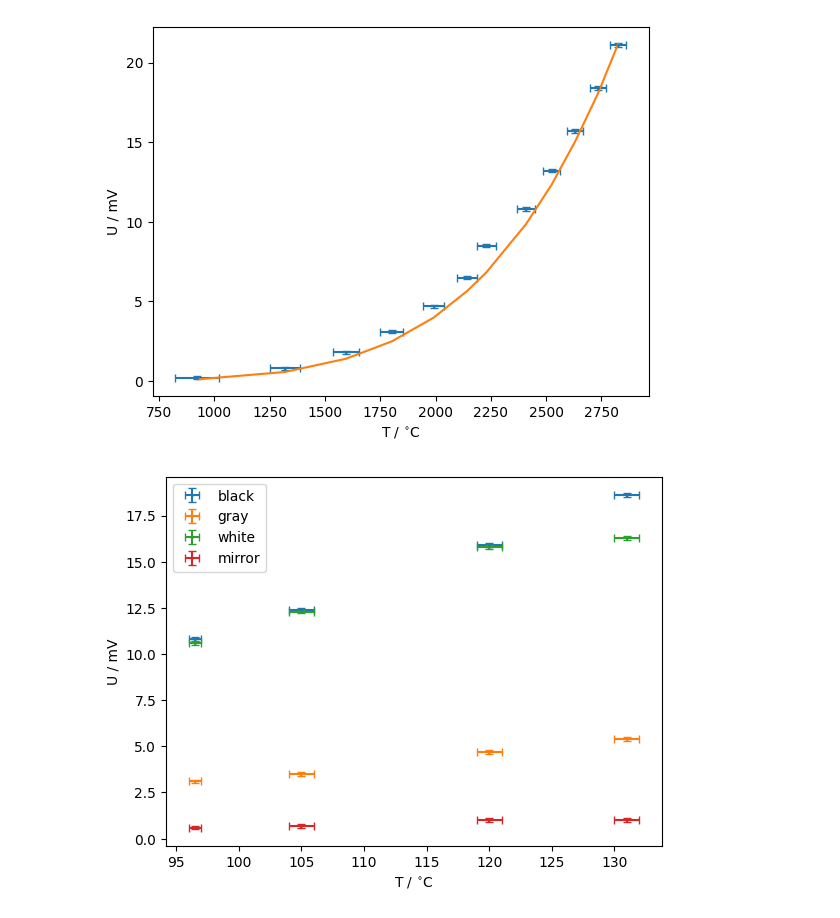
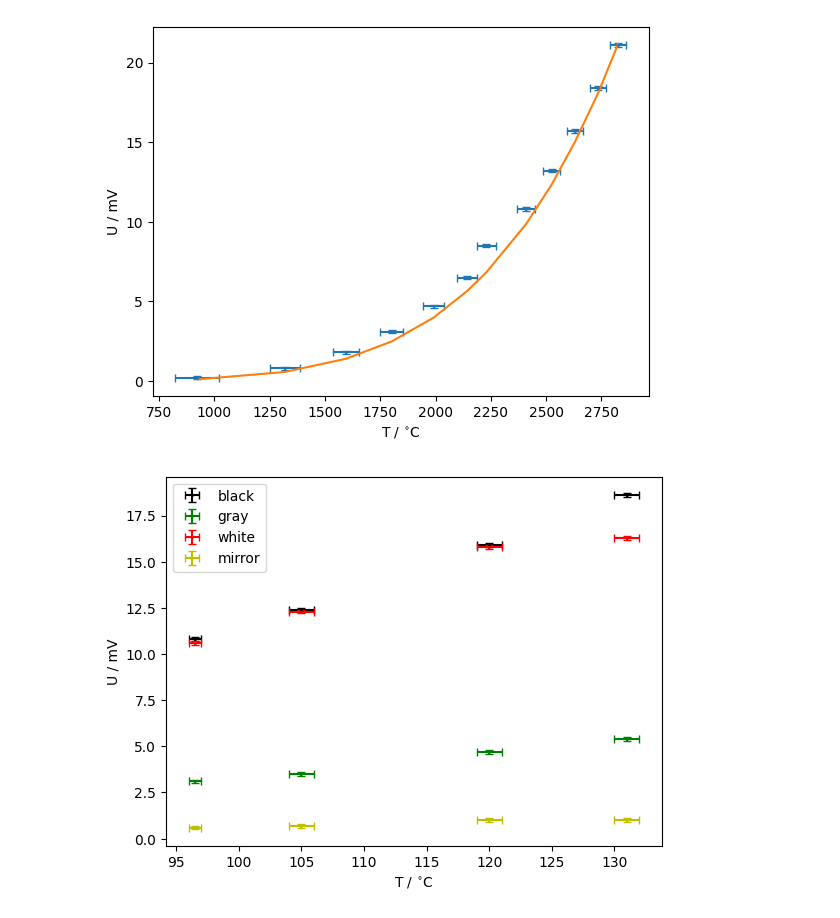
Before and after one commit to Joliv3r/Lab_Varmestraaling, a Jupyter notebook: code/data.ipynb, the cells around one changed output. Drawn from its saved outputs; the diff is of its cells as text; code cells hidden in the pictures.

```diff
--- a/code/data.ipynb
+++ b/code/data.ipynb
@@ -67,16 +67,19 @@ plt.show()
 # %%
 data = np.loadtxt('LC.csv', delimiter=',', dtype=float, skiprows=1)
 
 T = [k[5] for k in data]
 err = [k[6] for k in data]
+x = np.linspace(T[0], T[-1], 100)
 
-for i, color in zip(range(4), ['black', 'gray', 'white', 'mirror']):
-    plt.errorbar(T, [k[i] for k in data], xerr=err, yerr=0.1, fmt='o', label=color, capsize=3, markersize=1)
+for i, color, col in zip(range(4), ['black', 'gray', 'white', 'mirror'], ['k', 'g', 'r', 'y']):
+    plt.errorbar(T, [k[i] for k in data], xerr=err, yerr=0.1, fmt=col+'o', label=color, capsize=3, markersize=1)
+    # plt.plot(x, x**4 * sum([data[k][i]/T[k]**4 for k in range(4)])/4, col)
+
 
 plt.xlabel('T / $^{\circ}$C')
 plt.ylabel('U / mV')
 plt.legend()
-
+plt.savefig('LC.pdf')
 plt.show()
 # %% [output]
-[figure, old version]
+[figure, new version]
```
Also changed, not shown: 1 other file.
